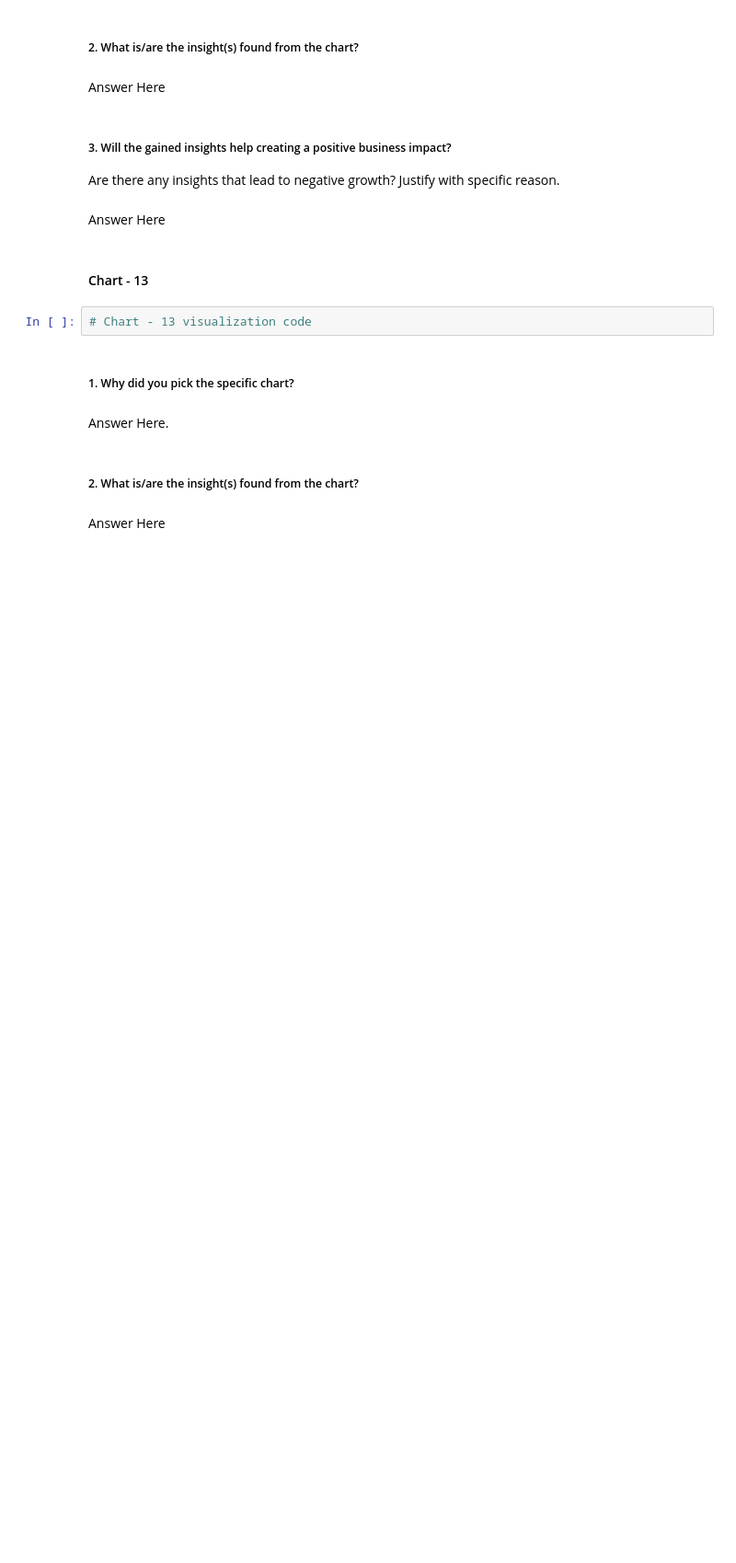
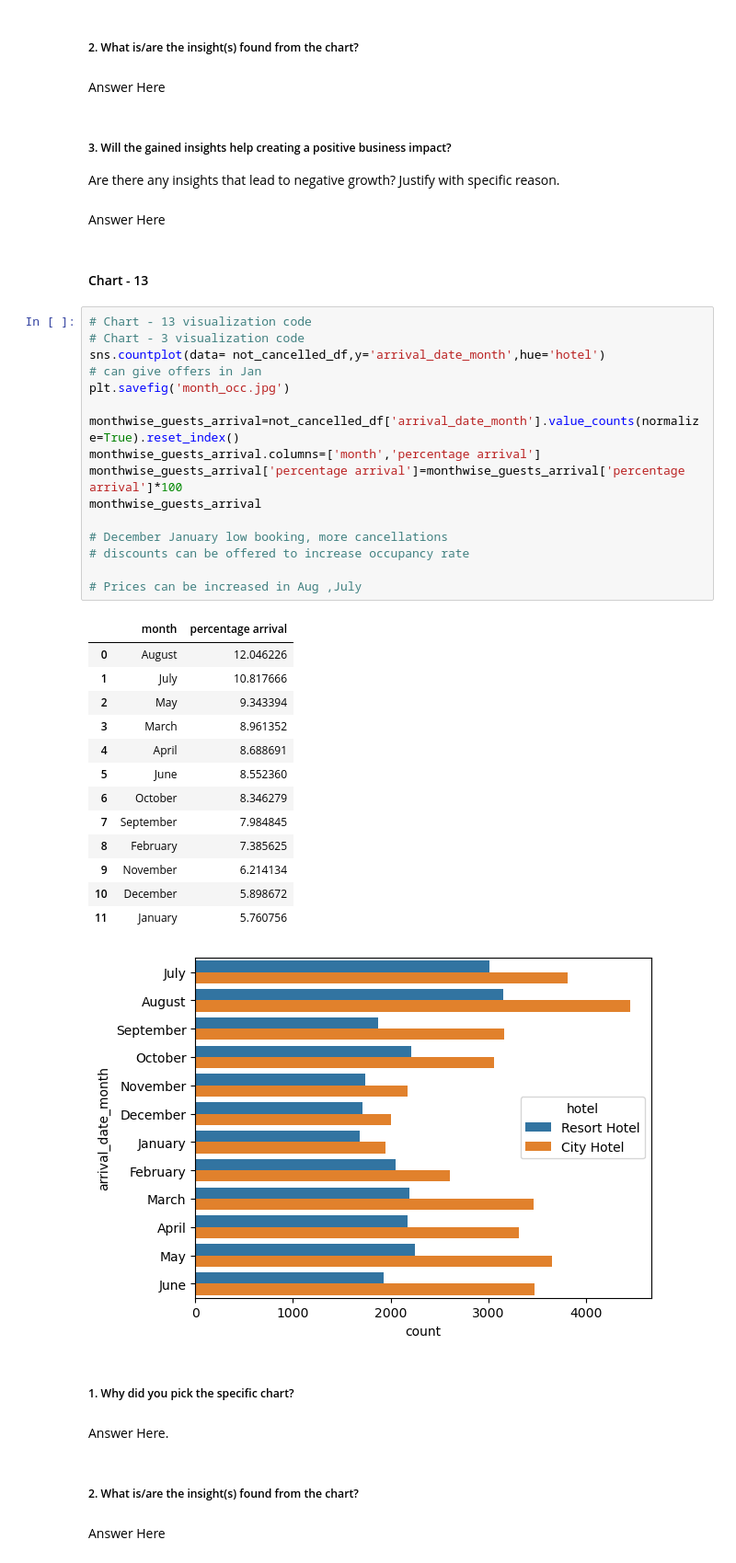
Before and after one commit to lakshay170/hotel_capstone, a Jupyter notebook: Hotel_Capstone.ipynb, the cells around one changed output. Shown at 92% size. Drawn from its saved outputs; the diff is of its cells as text; blank space fills up the shorter version.

```diff
--- a/Hotel_Capstone.ipynb
+++ b/Hotel_Capstone.ipynb
@@ -1149,8 +1207,37 @@ Are there any insights that lead to negative growth? Justify with specific reaso
 Answer Here
 # %% [markdown]
 #### Chart - 13
-# %%
-# Chart - 13 visualization code
+# %%
+# Chart - 13 visualization code
+# Chart - 3 visualization code
+sns.countplot(data= not_cancelled_df,y='arrival_date_month',hue='hotel')
+# can give offers in Jan
+plt.savefig('month_occ.jpg')
+
+monthwise_guests_arrival=not_cancelled_df['arrival_date_month'].value_counts(normalize=True).reset_index()
+monthwise_guests_arrival.columns=['month','percentage arrival']
+monthwise_guests_arrival['percentage arrival']=monthwise_guests_arrival['percentage arrival']*100
+monthwise_guests_arrival
+
+# December January low booking, more cancellations
+# discounts can be offered to increase occupancy rate
+
+# Prices can be increased in Aug ,July
+# %% [output]
+|  | month | percentage arrival |
+| 0 | August | 12.046226 |
+| 1 | July | 10.817666 |
+| 2 | May | 9.343394 |
+| 3 | March | 8.961352 |
+| 4 | April | 8.688691 |
+| 5 | June | 8.552360 |
+| 6 | October | 8.346279 |
+| 7 | September | 7.984845 |
+| 8 | February | 7.385625 |
+| 9 | November | 6.214134 |
+| 10 | December | 5.898672 |
+| 11 | January | 5.760756 |
+[figure, added]
 # %% [markdown]
 ##### 1. Why did you pick the specific chart?
 # %% [markdown]
```
Also changed, not shown: parts of 30 cells of this notebook.
